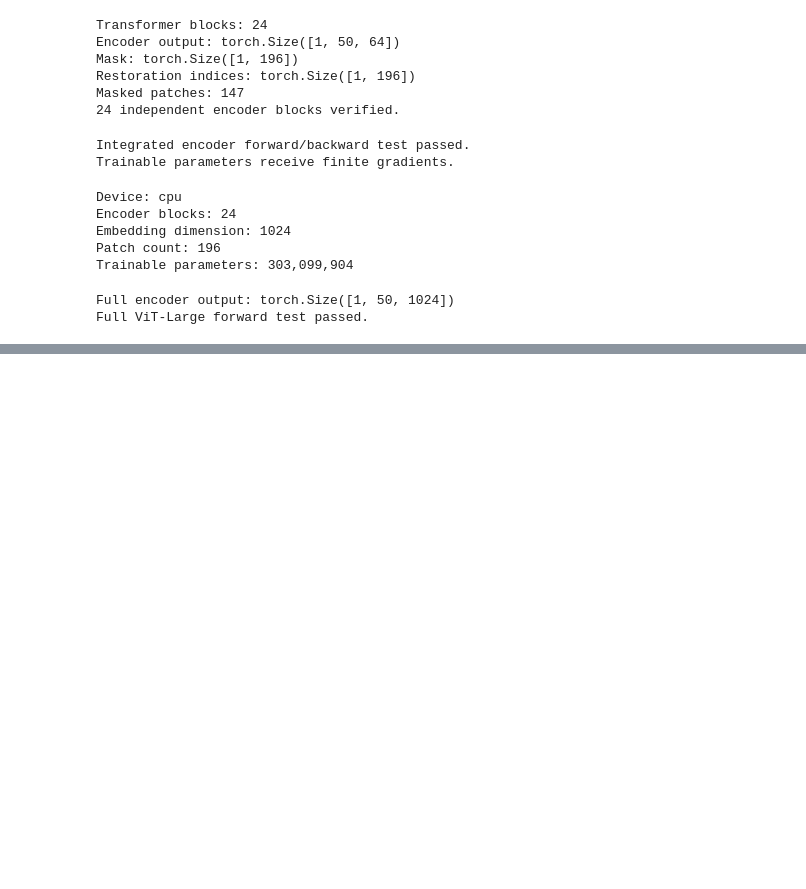
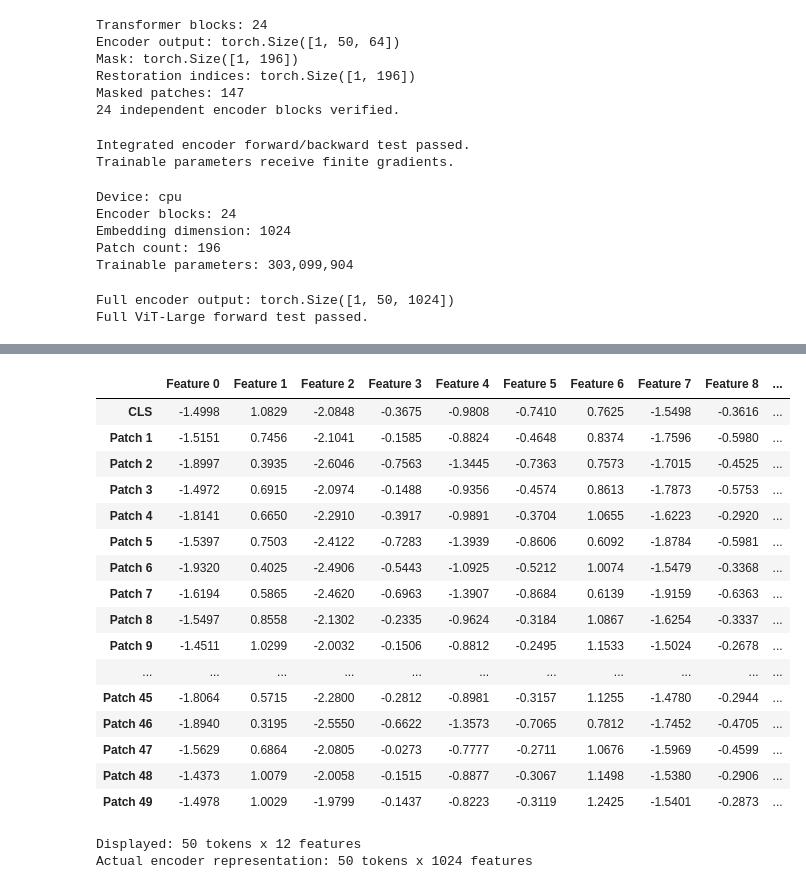
Before and after one commit to Arash-Maleki-Nazari/mae-miniimagenet-pytorch, a Jupyter notebook: MAE_MiniImageNet.ipynb, the cells around one changed output, grey strips where cells are left out. Saved outputs shown, nothing was run; the diff lists cells and outputs as text; code cells hidden in the pictures; blank space fills up the shorter version.

```diff
--- a/MAE_MiniImageNet.ipynb
+++ b/MAE_MiniImageNet.ipynb
@@ -1640,2 +1637,20 @@ Columns: 1024 features per token
 
 Encoder matrix verified.
+# %%
+
+#Readable numerical matrix table
+%pip install pandas --quiet
+import pandas as pd
+
+# Show the first 12 features of every encoded token
+matrix_table = pd.DataFrame(
+    encoded_matrix[:, :12],
+    index=["CLS"] + [f"Patch {i}" for i in range(1, 50)],
+    columns=[f"Feature {i}" for i in range(12)]
+)
+
+display(matrix_table.round(4))
+
+print("Displayed: 50 tokens x 12 features")
+print("Actual encoder representation: 50 tokens x 1024 features")
+# %% [output]
@@ -1642,3 +1658,22 @@ Encoder matrix verified.
+|  | Feature 0 | Feature 1 | Feature 2 | Feature 3 | Feature 4 | Feature 5 | Feature 6 | Feature 7 | Feature 8 | ... |
+| CLS | -1.4998 | 1.0829 | -2.0848 | -0.3675 | -0.9808 | -0.7410 | 0.7625 | -1.5498 | -0.3616 | ... |
+| Patch 1 | -1.5151 | 0.7456 | -2.1041 | -0.1585 | -0.8824 | -0.4648 | 0.8374 | -1.7596 | -0.5980 | ... |
+| Patch 2 | -1.8997 | 0.3935 | -2.6046 | -0.7563 | -1.3445 | -0.7363 | 0.7573 | -1.7015 | -0.4525 | ... |
+| Patch 3 | -1.4972 | 0.6915 | -2.0974 | -0.1488 | -0.9356 | -0.4574 | 0.8613 | -1.7873 | -0.5753 | ... |
+| Patch 4 | -1.8141 | 0.6650 | -2.2910 | -0.3917 | -0.9891 | -0.3704 | 1.0655 | -1.6223 | -0.2920 | ... |
+| Patch 5 | -1.5397 | 0.7503 | -2.4122 | -0.7283 | -1.3939 | -0.8606 | 0.6092 | -1.8784 | -0.5981 | ... |
+| Patch 6 | -1.9320 | 0.4025 | -2.4906 | -0.5443 | -1.0925 | -0.5212 | 1.0074 | -1.5479 | -0.3368 | ... |
+| Patch 7 | -1.6194 | 0.5865 | -2.4620 | -0.6963 | -1.3907 | -0.8684 | 0.6139 | -1.9159 | -0.6363 | ... |
+| Patch 8 | -1.5497 | 0.8558 | -2.1302 | -0.2335 | -0.9624 | -0.3184 | 1.0867 | -1.6254 | -0.3337 | ... |
+| Patch 9 | -1.4511 | 1.0299 | -2.0032 | -0.1506 | -0.8812 | -0.2495 | 1.1533 | -1.5024 | -0.2678 | ... |
+| ... | ... | ... | ... | ... | ... | ... | ... | ... | ... | ... |
+| Patch 45 | -1.8064 | 0.5715 | -2.2800 | -0.2812 | -0.8981 | -0.3157 | 1.1255 | -1.4780 | -0.2944 | ... |
+| Patch 46 | -1.8940 | 0.3195 | -2.5550 | -0.6622 | -1.3573 | -0.7065 | 0.7812 | -1.7452 | -0.4705 | ... |
+| Patch 47 | -1.5629 | 0.6864 | -2.0805 | -0.0273 | -0.7777 | -0.2711 | 1.0676 | -1.5969 | -0.4599 | ... |
+| Patch 48 | -1.4373 | 1.0079 | -2.0058 | -0.1515 | -0.8877 | -0.3067 | 1.1498 | -1.5380 | -0.2906 | ... |
+| Patch 49 | -1.4978 | 1.0029 | -1.9799 | -0.1437 | -0.8223 | -0.3119 | 1.2425 | -1.5401 | -0.2873 | ... |
+Displayed: 50 tokens x 12 features
+Actual encoder representation: 50 tokens x 1024 features
 # %% [markdown]
 
 ## Block 5:  Decoder
```
Also changed, not shown: parts of 50 cells of this notebook.
